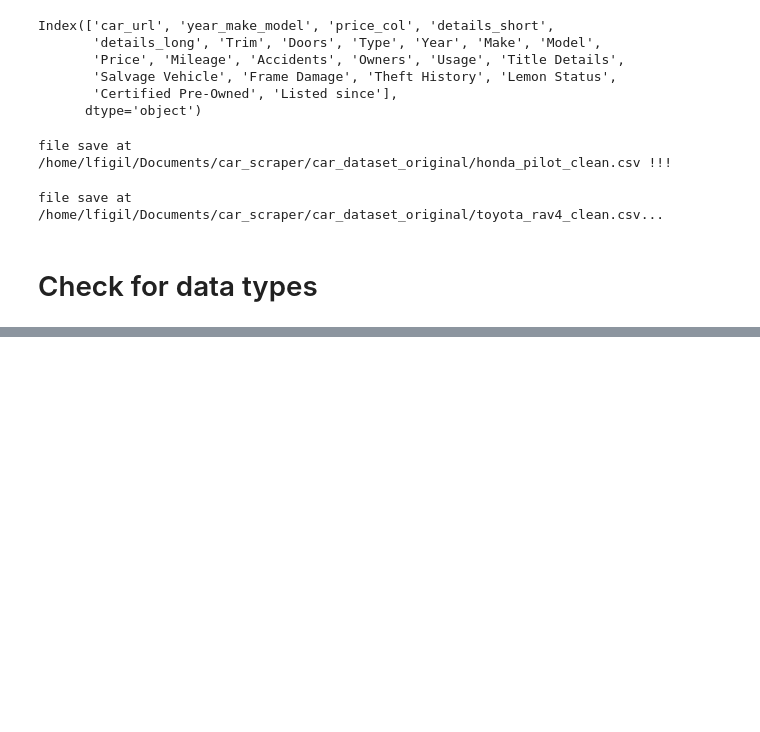
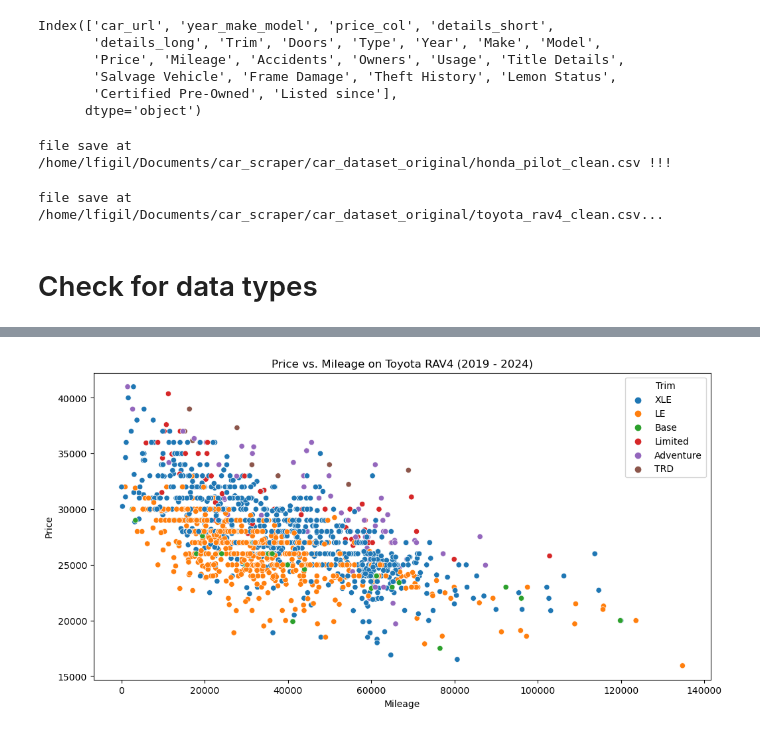
Before and after one commit to lfigil/car_scraper, a Jupyter notebook: car_analysis.ipynb, the cells around one changed output, grey strips where cells are left out. Drawn from its saved outputs; the diff is of its cells as text; code cells hidden in the pictures; blank space fills up the shorter version.

```diff
--- a/car_analysis.ipynb
+++ b/car_analysis.ipynb
@@ -424,0 +512,3 @@ toyota_df['Listed since'] = pd.to_datetime(toyota_df['Listed since'], errors='co
+# %%
+listings_count = listings_count.dropna(subset=['price'])
+listings_count
@@ -424,0 +529,3 @@ toyota_df['Listed since'] = pd.to_datetime(toyota_df['Listed since'], errors='co
+# %%
+listings_count = listings_count.dropna(subset=['Mileage'])
+listings_count.reset_index(inplace=True, drop=True)
@@ -424,0 +555,4 @@ toyota_df['Listed since'] = pd.to_datetime(toyota_df['Listed since'], errors='co
+# %%
+# Get a subset of the data with only the Year, Trim, price, Mileage.
+toyota_rav4_subset = listings_count[['Year', 'Trim', 'price', 'Mileage']]
+toyota_rav4_subset
@@ -424,0 +573,12 @@ toyota_df['Listed since'] = pd.to_datetime(toyota_df['Listed since'], errors='co
+# %%
+plt.rcParams['figure.figsize'] = [12, 6]
+# %%
+sns.scatterplot(x='Mileage', y='price', data=toyota_rav4_subset, hue='Trim')
+plt.xlabel("Mileage")
+plt.ylabel("Price")
+plt.title("Price vs. Mileage on Toyota RAV4 (2019 - 2024)")
+
+plt.savefig("tyt_rav4_scatterplot1.png")
+plt.show()
+# %% [output]
+[figure, added]
```
Also changed, not shown: parts of 41 cells of this notebook, 15 other files.
